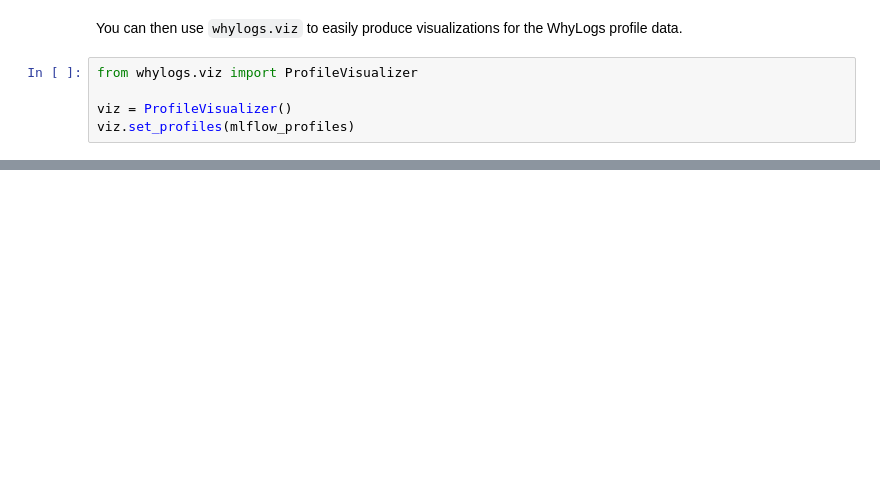
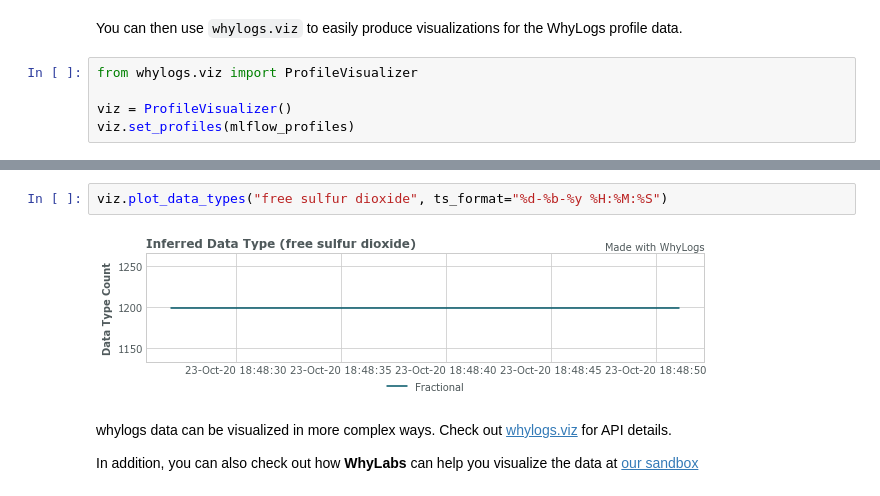
Before and after one commit to whylabs/whylogs-examples, a Jupyter notebook: python/MLFlow Integration Example.ipynb, the cells around one changed output, grey strips where cells are left out. Saved outputs shown, nothing was run; the diff lists cells and outputs as text; blank space fills up the shorter version.

```diff
--- a/python/MLFlow Integration Example.ipynb
+++ b/python/MLFlow Integration Example.ipynb
@@ -108,0 +204,8 @@ MLFlow provides a command line interface allows can start an HTTP server where w
+# %%
+viz.plot_data_types("free sulfur dioxide", ts_format="%d-%b-%y %H:%M:%S")
+# %% [output]
+[figure, added]
+# %% [markdown]
+whylogs data can be visualized in more complex ways. Check out [whylogs.viz](https://whylogs.readthedocs.io/en/latest/autoapi/whylogs/viz/index.html) for API details.
+
+In addition, you can also check out how **WhyLabs** can help you visualize the data at [our sandbox](http://try.whylabsapp.com/)
```
Also changed, not shown: parts of 19 cells of this notebook.
